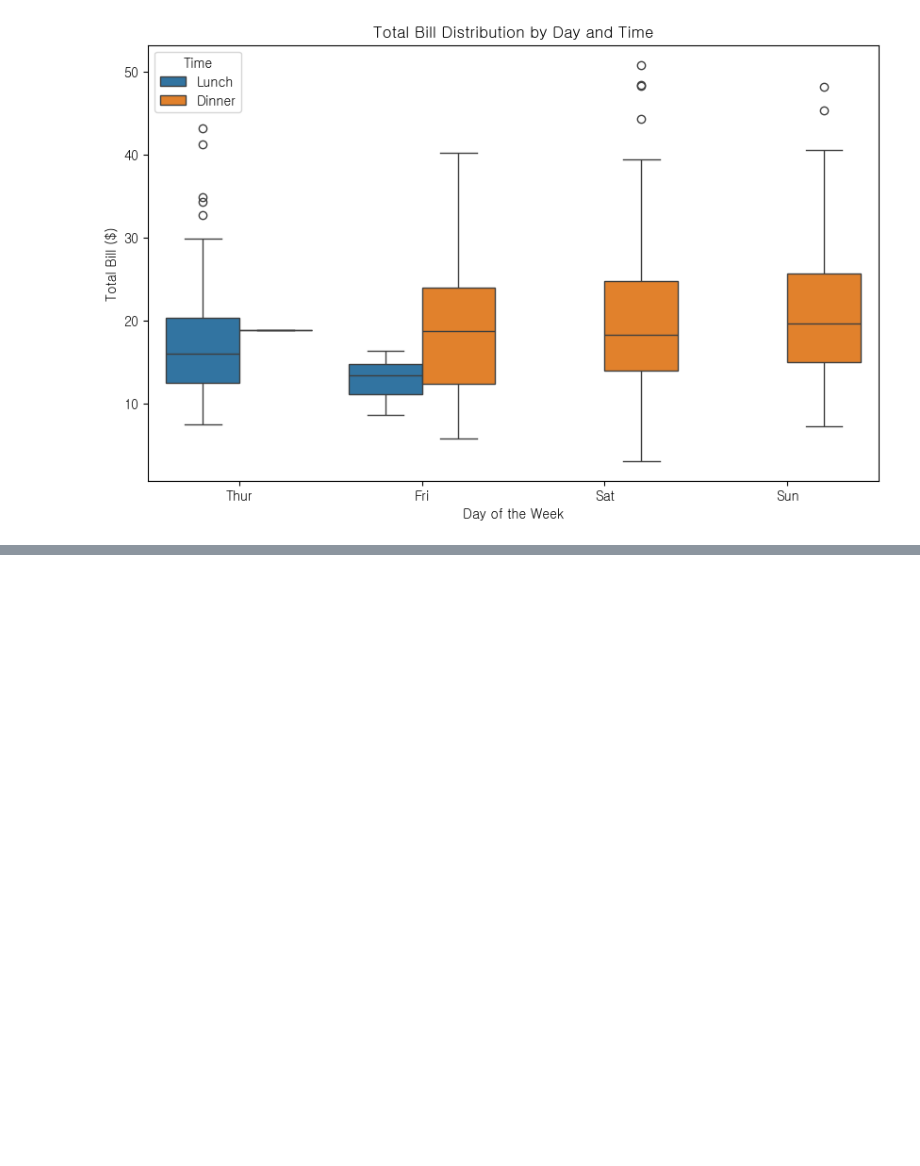
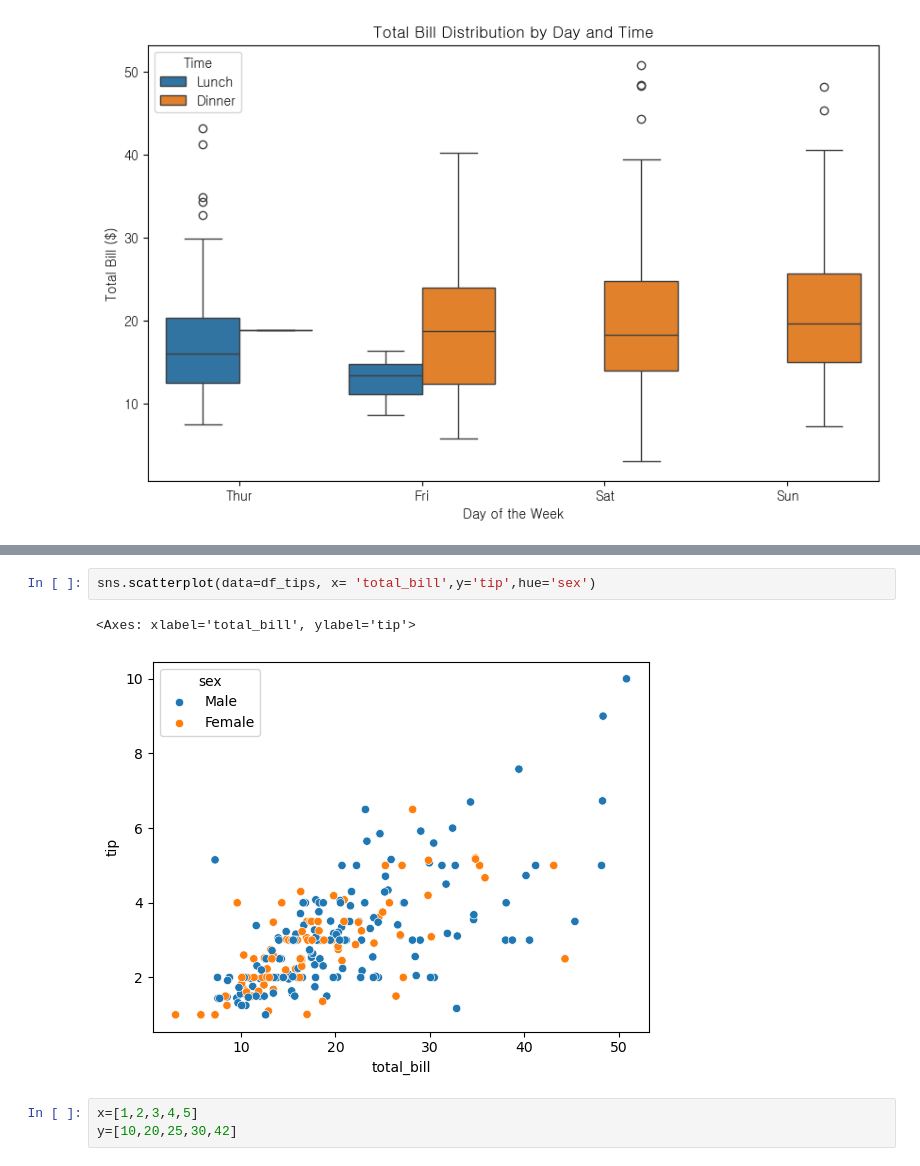
Before and after one commit to dhrhee96/hipython, a Jupyter notebook: 43.시각화.ipynb, the cells around one changed output, grey strips where cells are left out. Cells and saved outputs as stored; diff of their text form; blank space fills up the shorter version.

```diff
--- a/43.시각화.ipynb
+++ b/43.시각화.ipynb
@@ -228,0 +268,8 @@ plt.show()
+# %%
+sns.scatterplot(data=df_tips, x= 'total_bill',y='tip',hue='sex')
+# %% [output]
+<Axes: xlabel='total_bill', ylabel='tip'>
+[figure, added]
+# %%
+x=[1,2,3,4,5]
+y=[10,20,25,30,42]
```
Also changed, not shown: parts of 42 cells of this notebook.
